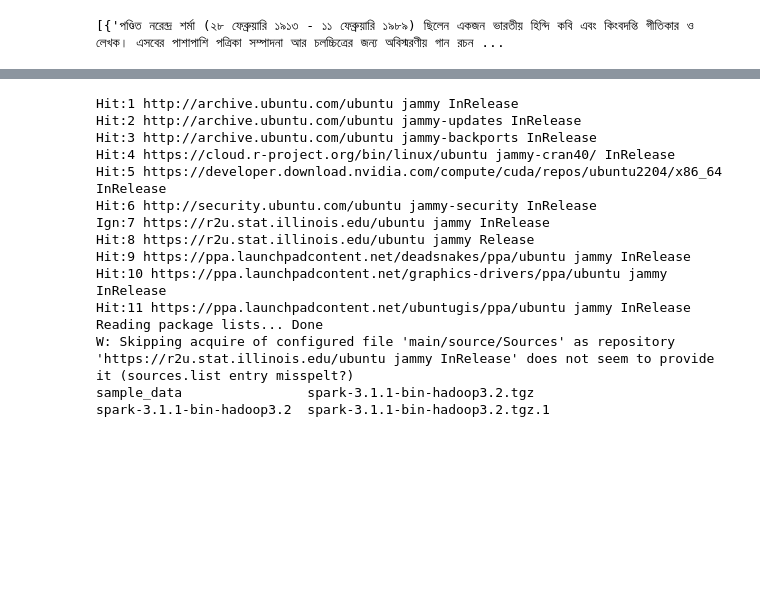
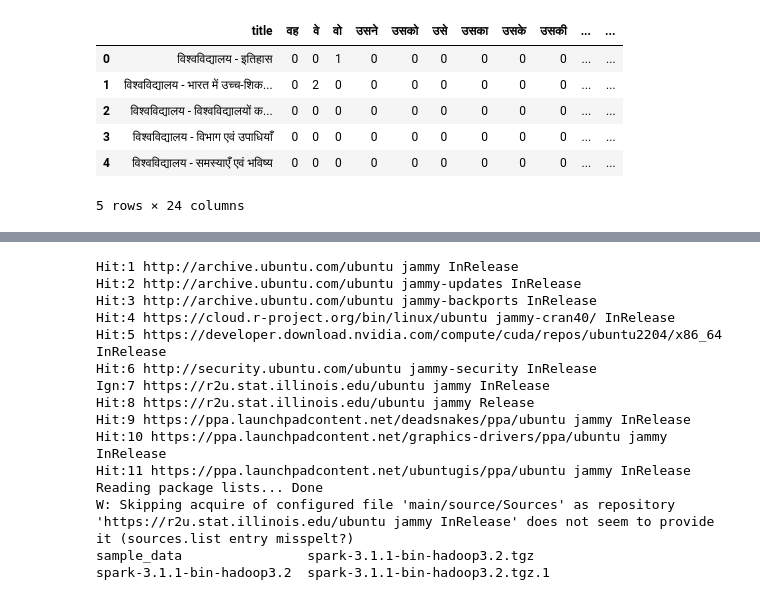
Before and after one commit to souro/misc_google_collab, a Jupyter notebook: wiki_honorifics.ipynb, the cells around one changed output, grey strips where cells are left out. Drawn from its saved outputs; the diff is of its cells as text; code cells hidden in the pictures; blank space fills up the shorter version.

```diff
--- a/wiki_honorifics.ipynb
+++ b/wiki_honorifics.ipynb
@@ -169,4 +96,0 @@ for filename in os.listdir(input_directory):
-# %%
-print(all_data[:5])
-# %% [output]
-[{'পণ্ডিত নরেন্দ্র শর্মা (২৮ ফেব্রুয়ারি ১৯১৩ - ১১ ফেব্রুয়ারি ১৯৮৯) ছিলেন একজন ভারতীয় হিন্দি কবি এবং কিংবদন্তি গীতিকার ও লেখক। এসবের পাশাপাশি পত্রিকা সম্পাদনা আর চলচ্চিত্রের জন্য অবিস্মরণীয় গান রচন ...
@@ -172,0 +149,10 @@ print(all_data[:5])
+# %%
+df.head()
+# %% [output]
+|  | title | वह | वे | वो | उसने | उसको | उसे | उसका | उसके | उसकी | ... | ... |
+| 0 | विश्वविद्यालय - इतिहास | 0 | 0 | 1 | 0 | 0 | 0 | 0 | 0 | 0 | ... | ... |
+| 1 | विश्वविद्यालय - भारत में उच्च-शिक... | 0 | 2 | 0 | 0 | 0 | 0 | 0 | 0 | 0 | ... | ... |
+| 2 | विश्वविद्यालय - विश्वविद्यालयों क... | 0 | 0 | 0 | 0 | 0 | 0 | 0 | 0 | 0 | ... | ... |
+| 3 | विश्वविद्यालय - विभाग एवं उपाधियाँ | 0 | 0 | 0 | 0 | 0 | 0 | 0 | 0 | 0 | ... | ... |
+| 4 | विश्वविद्यालय - समस्याएँ एवं भविष्य | 0 | 0 | 0 | 0 | 0 | 0 | 0 | 0 | 0 | ... | ... |
+5 rows × 24 columns
```
Also changed, not shown: parts of 19 cells of this notebook.
